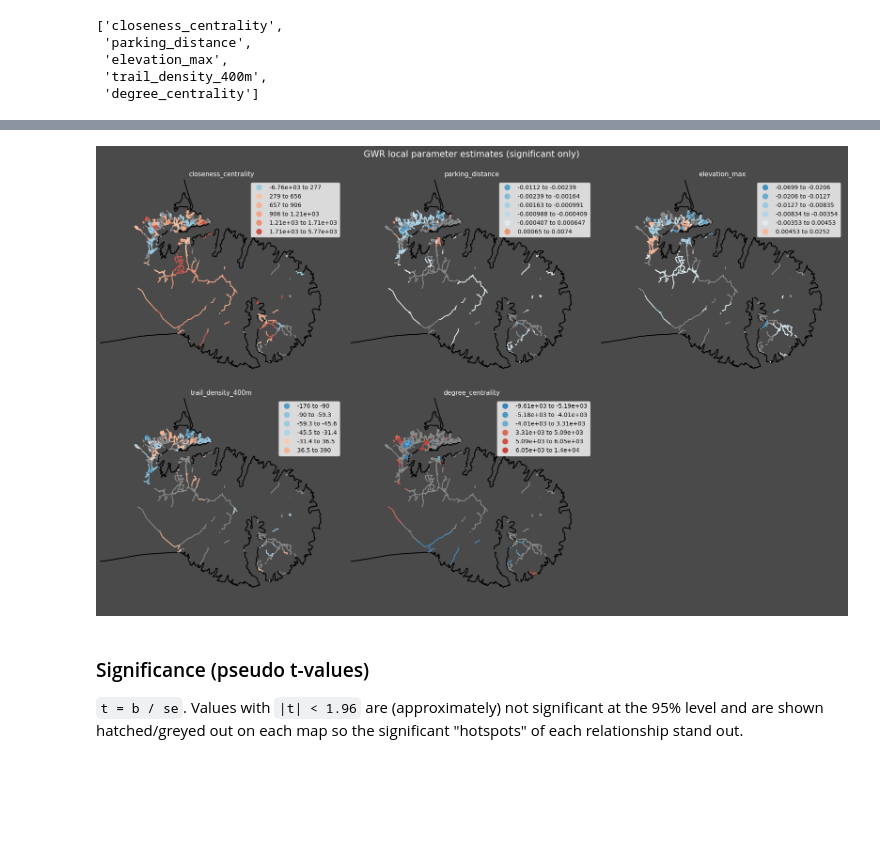
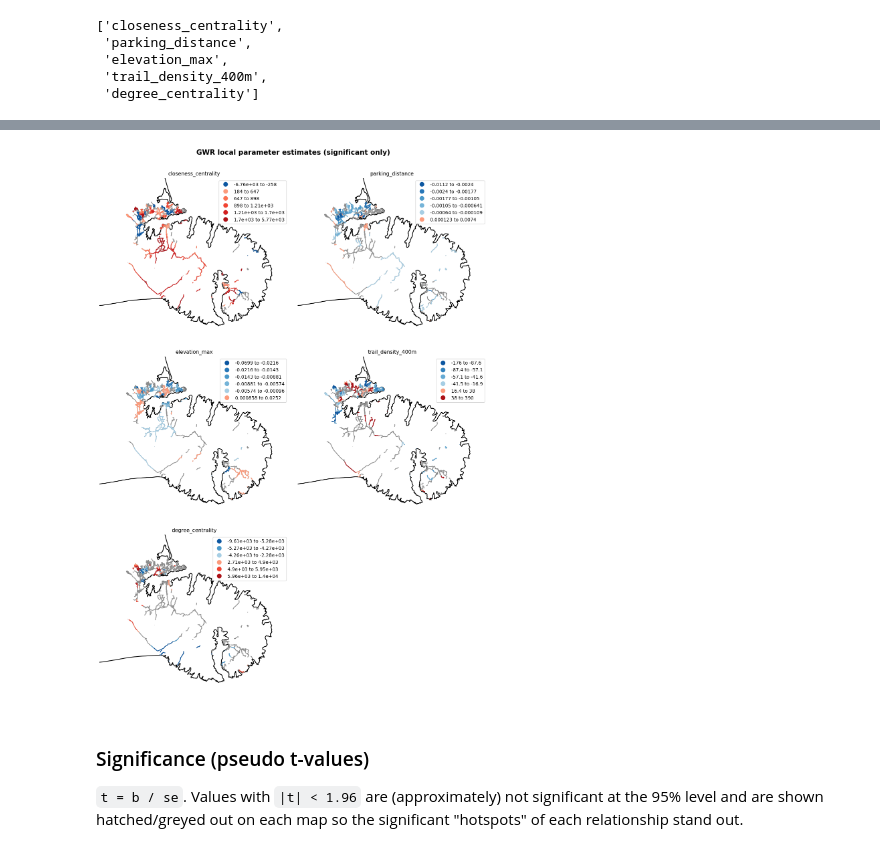
Before and after one commit to MaxwellBusby/banks-peninsula-organic-data-processing, a Jupyter notebook: gwr_diagnostics.ipynb, the cells around one changed output, grey strips where cells are left out. Saved outputs shown, nothing was run; the diff lists cells and outputs as text; code cells hidden in the pictures; blank space fills up the shorter version.

Commit message:
Plotting updates

```diff
--- a/gwr_diagnostics.ipynb
+++ b/gwr_diagnostics.ipynb
@@ -166,11 +167,11 @@ of the local relationship is easy to read at a glance.
 # %%
-def plot_coefficient_grid(gdf, param_names, ncols=3, cmap="RdBu_r", markersize=8, crit_t=1.96, ngroups=6):
+def plot_coefficient_grid(gdf, param_names, ncols=2, cmap="RdBu_r", markersize=8, crit_t=1.96, ngroups=6):
     from matplotlib.colors import ListedColormap
 
     n = len(param_names)
     nrows = int(np.ceil(n / ncols))
     fig, axes = plt.subplots(
-        nrows, ncols, figsize=(6 * ncols, 5.5 * nrows), facecolor="#4a4a4a"
+        nrows, ncols, figsize=(6 * ncols, 5.5 * nrows), facecolor="#ffffff"
     )
     axes = np.atleast_1d(axes).ravel()
 
@@ -181,56 +182,94 @@ def plot_coefficient_grid(gdf, param_names, ncols=3, cmap="RdBu_r", markersize=8
         significant = t.abs() >= crit_t
         values = gdf.loc[significant, b_col].dropna().astype(float)
 
         plot_border_under(ax)
         gdf.plot(ax=ax, color="#8c8c8c", markersize=markersize, zorder=2)
 
         if len(values):
-            ranks = values.rank(method="first")
-            group_numbers = pd.qcut(ranks, q=ngroups, labels=False).astype(int)
+            grouped = pd.Series(np.nan, index=gdf.index, dtype=object)
             group_labels = []
-            group_centres = []
-            for group in range(ngroups):
-                group_values = values[group_numbers == group]
-                group_labels.append(f"{group_values.min():.3g} to {group_values.max():.3g}")
-                group_centres.append(group_values.median())
+            group_colours = []
+            negative_count = int((values < 0).sum())
+            positive_count = int((values > 0).sum())
+            populated_signs = int(negative_count > 0) + int(positive_count > 0)
+            total_groups = max(ngroups, populated_signs)
 
-            max_abs = max(abs(values.min()), abs(values.max()))
-            zero_norm = TwoSlopeNorm(vmin=-max_abs, vcenter=0, vmax=max_abs)
-            normalized = zero_norm(group_centres)
-            centered = normalized - 0.5
-            saturated = 0.5 + np.sign(centered) * 0.5 * (2 * np.abs(centered)) ** 0.5
-            group_cmap = ListedColormap(plt.get_cmap(cmap)(saturated))
+            if populated_signs == 2:
+                negative_groups = int(round(
+                    total_groups * negative_count / (negative_count + positive_count)
+                ))
+                negative_groups = min(max(negative_groups, 1), total_groups - 1)
+                groups_by_sign = {
+                    -1: negative_groups,
+                    1: total_groups - negative_groups,
+                }
+            else:
+                groups_by_sign = {
+                    -1: total_groups if negative_count else 0,
+                    1: total_groups if positive_count else 0,
+                }
 
-            grouped = pd.Series(np.nan, index=gdf.index, dtype=object)
-            grouped.loc[group_numbers.index] = [group_labels[group] for group in group_numbers]
-            grouped = pd.Categorical(grouped, categories=group_labels, ordered=True)
+            for sign, cmap_name in ((-1, "Blues"), (1, "Reds")):
+                sign_values = values[values * sign > 0]
+                if not len(sign_values):
+                    continue
 
+                n_sign_groups = min(groups_by_sign[sign], len(sign_values))
+                ranks = sign_values.rank(method="first")
+                sign_groups = pd.qcut(
+                    ranks, q=n_sign_groups, labels=False
+                ).astype(int)
+
+                for group in range(n_sign_groups):
+                    group_values = sign_values[sign_groups == group]
+                    label = f"{group_values.min():.3g} to {group_values.max():.3g}"
+                    group_labels.append(label)
+                    grouped.loc[group_values.index] = label
+
+                colour_start, colour_end = (0.85, 0.35) if sign < 0 else (0.35, 0.85)
+                group_colours.extend(
+                    plt.get_cmap(cmap_name)(
+                        np.linspace(colour_start, colour_end, n_sign_groups)
+                    )
+                )
+
+            zero_values = values[values == 0]
+            if len(zero_values):
+                zero_label = "0"
+                group_labels.append(zero_label)
+                grouped.loc[zero_values.index] = zero_label
+                group_colours.append(plt.get_cmap("Greys")(0.55))
+
+            grouped = pd.Categorical(
+                grouped, categories=group_labels, ordered=True
+            )
             gdf.assign(_coefficient_group=grouped).plot(
-                column="_coefficient_group", ax=ax, cmap=group_cmap,
-                categorical=True, markersize=markersize, legend=True,
+                column="_coefficient_group", ax=ax,
+                cmap=ListedColormap(group_colours), categorical=True,
+                markersize=markersize, legend=True,
                 legend_kwds={"loc": "upper right"}, zorder=3,
             )
 
         zoom_to_data(ax)
-        ax.set_facecolor("#4a4a4a")
-        ax.set_title(f"{p}", fontsize=11, color="white")
+        ax.set_facecolor("#ffffff")
+        ax.set_title(f"{p}", fontsize=11, color="black")
         ax.set_axis_off()
 
     for j in range(n, len(axes)):
-        axes[j].set_facecolor("#4a4a4a")
+        axes[j].set_facecolor("#ffffff")
         axes[j].set_axis_off()
 
     fig.suptitle(
         "GWR local parameter estimates (significant only)",
-        fontsize=15, y=1.01, color="white"
+        fontsize=15, y=1.01, color="black", weight="bold"
     )
     fig.tight_layout()
     return fig
 
 fig1 = plot_coefficient_grid(gdf, param_names)
 plt.show()
 # %% [output]
-[figure, old version]
+[figure, new version]
 # %% [markdown]
 ### Significance (pseudo t-values)
 
```
Also changed, not shown: parts of 10 cells of this notebook, 2 other files.
